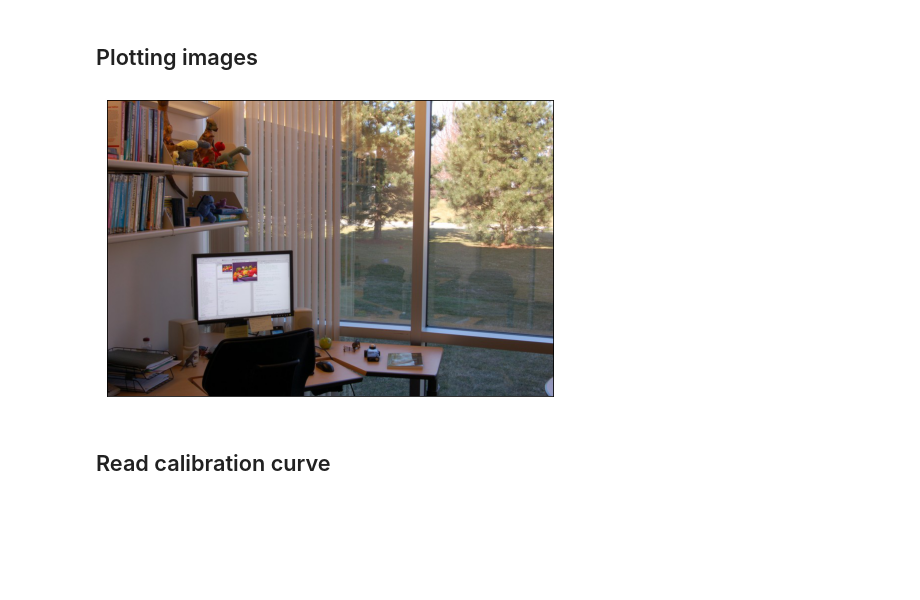
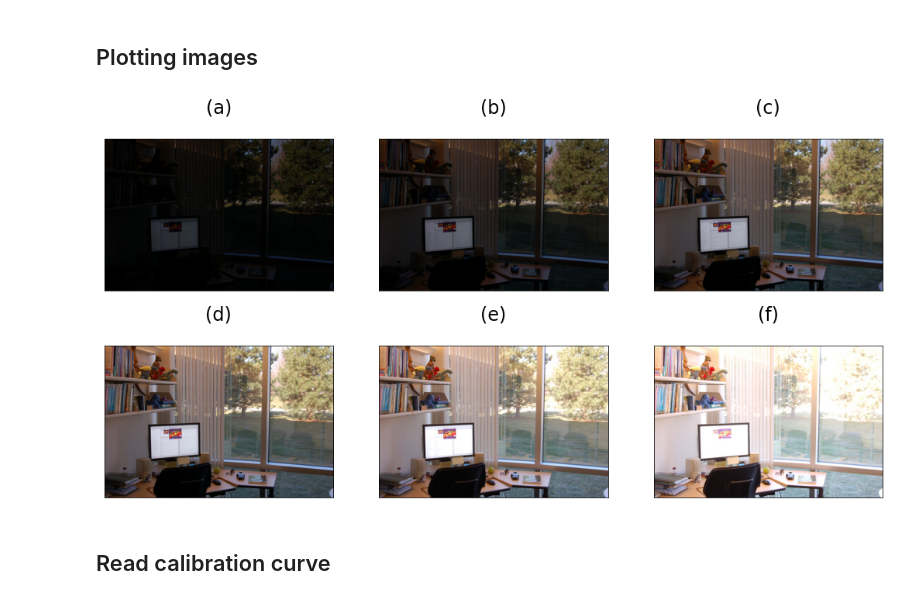
Before and after one commit to GuilhermeTorresMarquesVidal/CP-Assignment_2-HDR_Imaging_andTone_Mapping, a Jupyter notebook: Main.ipynb, the cells around one changed output. Saved outputs shown, nothing was run; the diff lists cells and outputs as text; code cells hidden in the pictures; blank space fills up the shorter version.

```diff
--- a/Main.ipynb
+++ b/Main.ipynb
@@ -18,15 +19,35 @@ images = read_list_of_images(
     exposures = exposures)
 # %% [markdown]
 ## Plotting images
-# %%
-fig, ax = plt.subplots(figsize = (8,6))
-
-ax.imshow(images[.625])
-
-plt.gca().xaxis.set_major_locator(NullLocator())
-plt.gca().yaxis.set_major_locator(NullLocator())
-# %% [output]
-[figure, removed]
+# %%
+fig, axs = plt.subplots(2,3, figsize = (18,9))
+
+v = list(images.keys())
+
+axs[0][0].imshow(images[v[0]])
+axs[0][1].imshow(images[v[1]])
+axs[0][2].imshow(images[v[2]])
+axs[1][0].imshow(images[v[3]])
+axs[1][1].imshow(images[v[4]])
+axs[1][2].imshow(images[v[5]])
+
+titles = [['(a)\n', '(b)\n', '(c)\n'], ['(d)\n', '(e)\n', '(f)\n']]
+
+for axss, titless in zip(axs,titles):
+    for ax, title in zip(axss, titless):
+
+        # Set title
+
+        ax.set_title(title, fontsize = 24)
+
+        # Remove axis
+
+        ax.xaxis.set_major_locator(NullLocator())
+        ax.yaxis.set_major_locator(NullLocator())
+
+plt.savefig("Images/montage.png")
+# %% [output]
+[figure, added]
 # %% [markdown]
 ## Read calibration curve
 # %%
```
Also changed, not shown: parts of 19 cells of this notebook, 15 other files.
